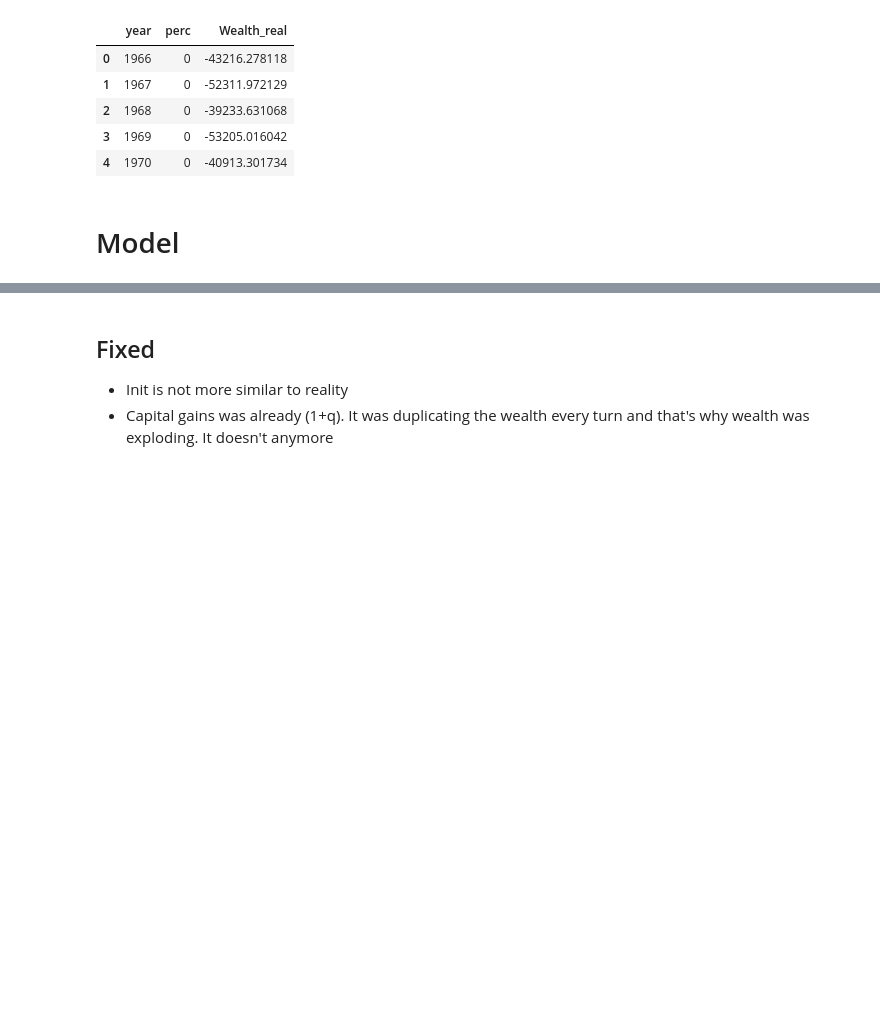
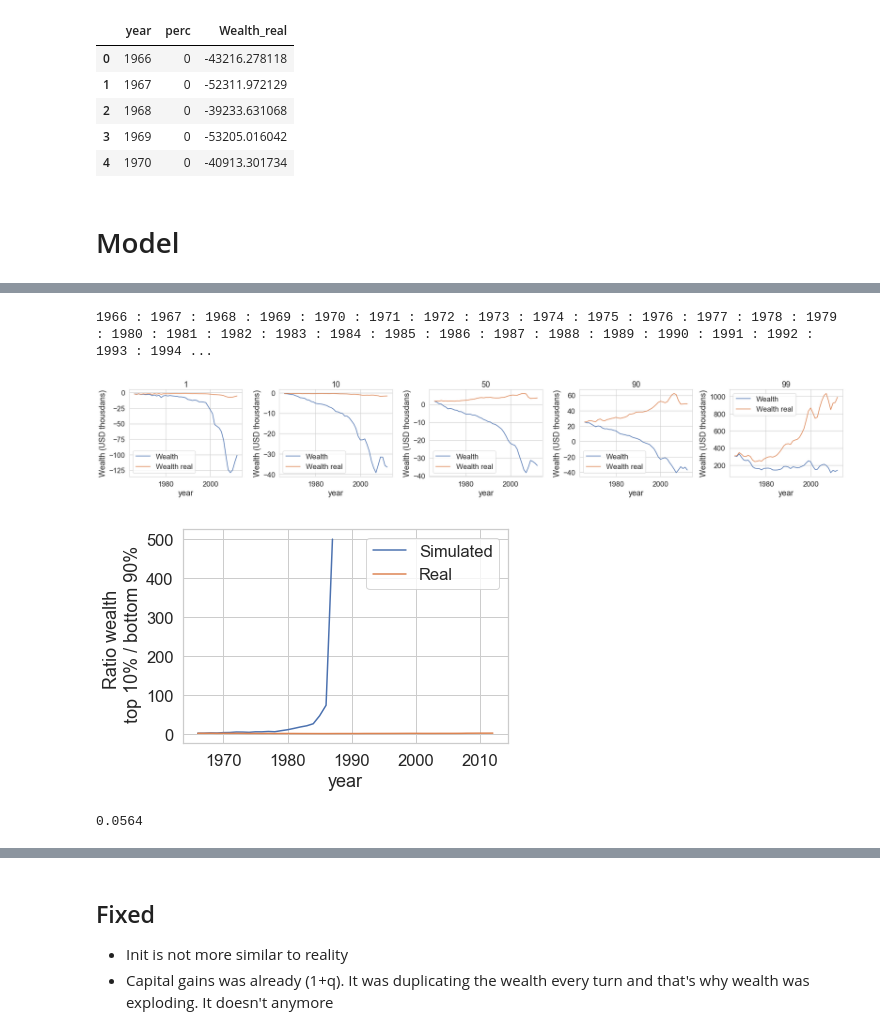
Before and after one commit to jgarciab/income_inequality, a Jupyter notebook: mesa_model/j_abm.ipynb, the cells around one changed output, grey strips where cells are left out. Drawn from its saved outputs; the diff is of its cells as text; code cells hidden in the pictures; blank space fills up the shorter version.

```diff
--- a/mesa_model/j_abm.ipynb
+++ b/mesa_model/j_abm.ipynb
@@ -444,0 +465,16 @@ plt.savefig("./figures/rwealth2.png",dpi=300)
+# %%
+#with new synthetic saving rate
+run_model(start=1966,tax_labor=0.0,tax_capital=0.0,tax_wealth=0,vat=0.2)
+rvat = compare_result(1966)
+plt.tight_layout()
+#plt.savefig("./figures/rwealth.png",dpi=600)
+plot_gini(rvat)
+# %% [output]
+1966 : 1967 : 1968 : 1969 : 1970 : 1971 : 1972 : 1973 : 1974 : 1975 : 1976 : 1977 : 1978 : 1979 : 1980 : 1981 : 1982 : 1983 : 1984 : 1985 : 1986 : 1987 : 1988 : 1989 : 1990 : 1991 : 1992 : 1993 : 1994 ...
+[figure, added]
+[figure, added]
+# %%
+needed = 12000*len(rbase)
+print(needed/1E9)
+# %% [output]
+0.0564
```
Also changed, not shown: parts of 17 cells of this notebook, 8 other files.
